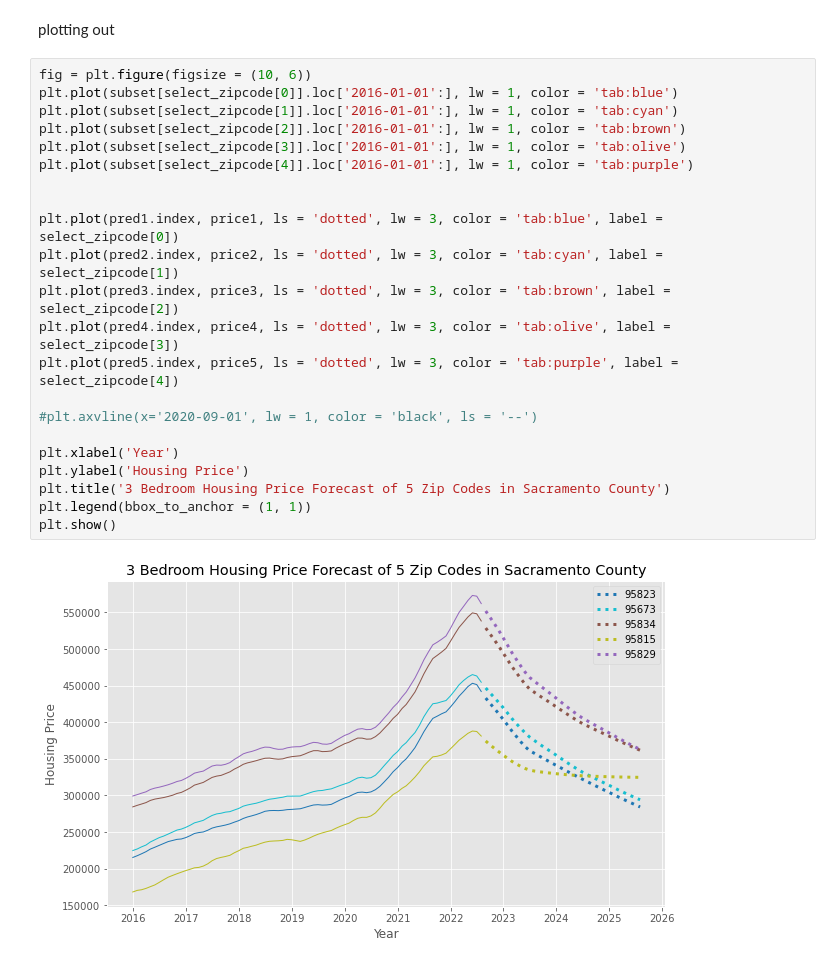
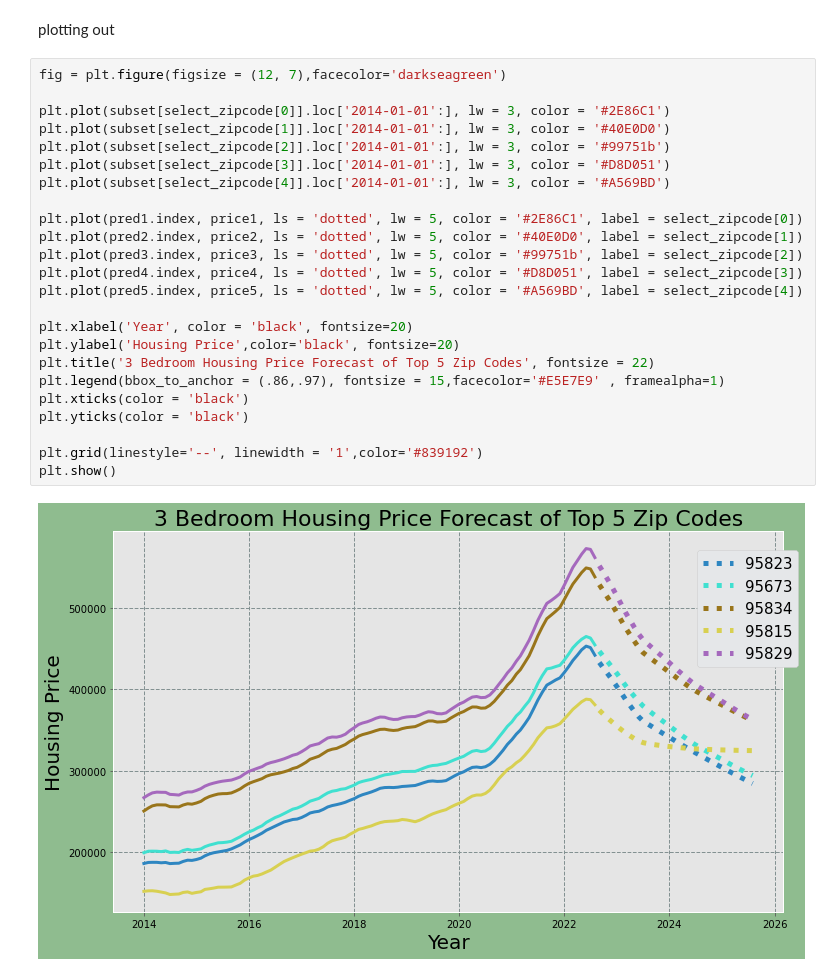
Before and after one commit to SringayKeno/forecasting-home-prices-sacramento-county, a Jupyter notebook: forecast/forecast_three_bedroom.ipynb, the cells around one changed output. Saved outputs shown, nothing was run; the diff lists cells and outputs as text.

```diff
--- a/forecast/forecast_three_bedroom.ipynb
+++ b/forecast/forecast_three_bedroom.ipynb
@@ -195,26 +199,28 @@ price5 = compute_housing_price(select_zipcode[4], pred5)
 # %% [markdown]
 plotting out
 # %%
-fig = plt.figure(figsize = (10, 6))
-plt.plot(subset[select_zipcode[0]].loc['2016-01-01':], lw = 1, color = 'tab:blue')
-plt.plot(subset[select_zipcode[1]].loc['2016-01-01':], lw = 1, color = 'tab:cyan')
-plt.plot(subset[select_zipcode[2]].loc['2016-01-01':], lw = 1, color = 'tab:brown')
-plt.plot(subset[select_zipcode[3]].loc['2016-01-01':], lw = 1, color = 'tab:olive')
-plt.plot(subset[select_zipcode[4]].loc['2016-01-01':], lw = 1, color = 'tab:purple')
+fig = plt.figure(figsize = (12, 7),facecolor='darkseagreen')
 
+plt.plot(subset[select_zipcode[0]].loc['2014-01-01':], lw = 3, color = '#2E86C1')
+plt.plot(subset[select_zipcode[1]].loc['2014-01-01':], lw = 3, color = '#40E0D0')
+plt.plot(subset[select_zipcode[2]].loc['2014-01-01':], lw = 3, color = '#99751b')
+plt.plot(subset[select_zipcode[3]].loc['2014-01-01':], lw = 3, color = '#D8D051')
+plt.plot(subset[select_zipcode[4]].loc['2014-01-01':], lw = 3, color = '#A569BD')
 
-plt.plot(pred1.index, price1, ls = 'dotted', lw = 3, color = 'tab:blue', label = select_zipcode[0])
-plt.plot(pred2.index, price2, ls = 'dotted', lw = 3, color = 'tab:cyan', label = select_zipcode[1])
-plt.plot(pred3.index, price3, ls = 'dotted', lw = 3, color = 'tab:brown', label = select_zipcode[2])
-plt.plot(pred4.index, price4, ls = 'dotted', lw = 3, color = 'tab:olive', label = select_zipcode[3])
-plt.plot(pred5.index, price5, ls = 'dotted', lw = 3, color = 'tab:purple', label = select_zipcode[4])
+plt.plot(pred1.index, price1, ls = 'dotted', lw = 5, color = '#2E86C1', label = select_zipcode[0])
+plt.plot(pred2.index, price2, ls = 'dotted', lw = 5, color = '#40E0D0', label = select_zipcode[1])
+plt.plot(pred3.index, price3, ls = 'dotted', lw = 5, color = '#99751b', label = select_zipcode[2])
+plt.plot(pred4.index, price4, ls = 'dotted', lw = 5, color = '#D8D051', label = select_zipcode[3])
+plt.plot(pred5.index, price5, ls = 'dotted', lw = 5, color = '#A569BD', label = select_zipcode[4])
 
-#plt.axvline(x='2020-09-01', lw = 1, color = 'black', ls = '--')
+plt.xlabel('Year', color = 'black', fontsize=20)
+plt.ylabel('Housing Price',color='black', fontsize=20)
+plt.title('3 Bedroom Housing Price Forecast of Top 5 Zip Codes', fontsize = 22)
+plt.legend(bbox_to_anchor = (.86,.97), fontsize = 15,facecolor='#E5E7E9' , framealpha=1)
+plt.xticks(color = 'black')
+plt.yticks(color = 'black')
 
-plt.xlabel('Year')
-plt.ylabel('Housing Price')
-plt.title('3 Bedroom Housing Price Forecast of 5 Zip Codes in Sacramento County')
-plt.legend(bbox_to_anchor = (1, 1))
+plt.grid(linestyle='--', linewidth = '1',color='#839192')
 plt.show()
 # %% [output]
-[figure, old version]
+[figure, new version]
```
Also changed, not shown: parts of 1 cell of this notebook.
